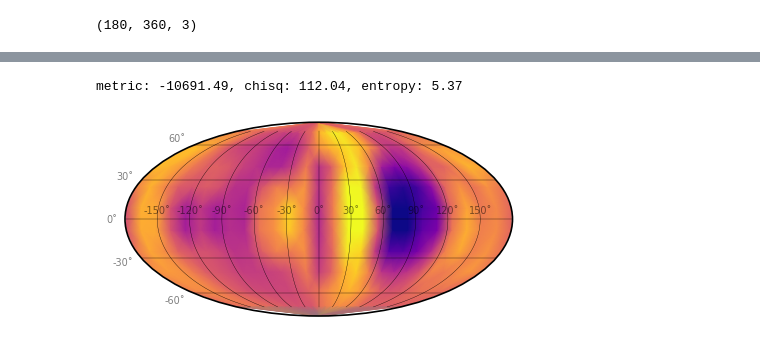
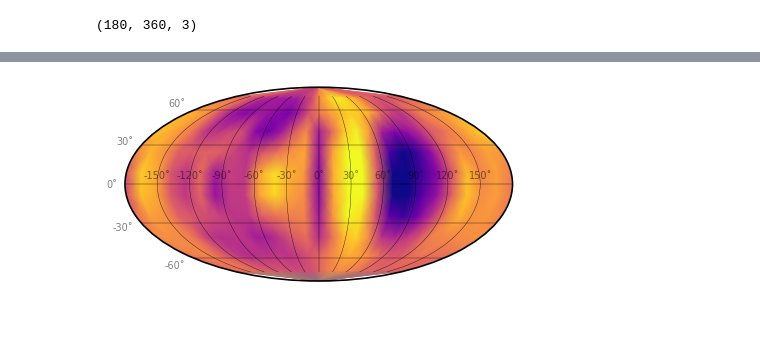
Before and after one commit to alphalyncis/doppler-imaging-maxentropy, a Jupyter notebook: src/test.ipynb, the cells around one changed output, grey strips where cells are left out. Saved outputs shown, nothing was run; the diff lists cells and outputs as text; code cells hidden in the pictures.

```diff
--- a/src/test.ipynb
+++ b/src/test.ipynb
@@ -129,0 +203,4 @@ metric: -10691.49, chisq: 112.04, entropy: 5.37
+# %%
+plt.rcParams.update({'font.size': 15})
+plot_fit_results_2d(self,figsize=(5,9), gap=0.02, dev_only=False)
+plt.title("Observed and best-fit line profiles")
@@ -130,6 +308,4 @@ metric: -10691.49, chisq: 112.04, entropy: 5.37
 # %%
-mapB_H.solve(create_obs_from_diff=True, solver='scipy')
-mapB_H.plot_mollweide_map(vmin=85, vmax=110)
+self.plot_mollweide_map(vmin=85, vmax=110)
 # %% [output]
-metric: -10691.49, chisq: 112.04, entropy: 5.37
-[figure, old version]
+[figure, new version]
```
Also changed, not shown: parts of 19 cells of this notebook, 3 other files.
